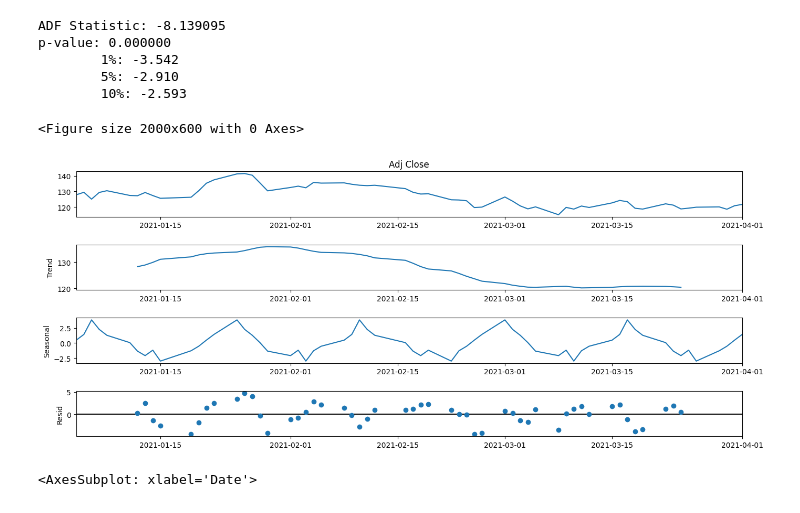
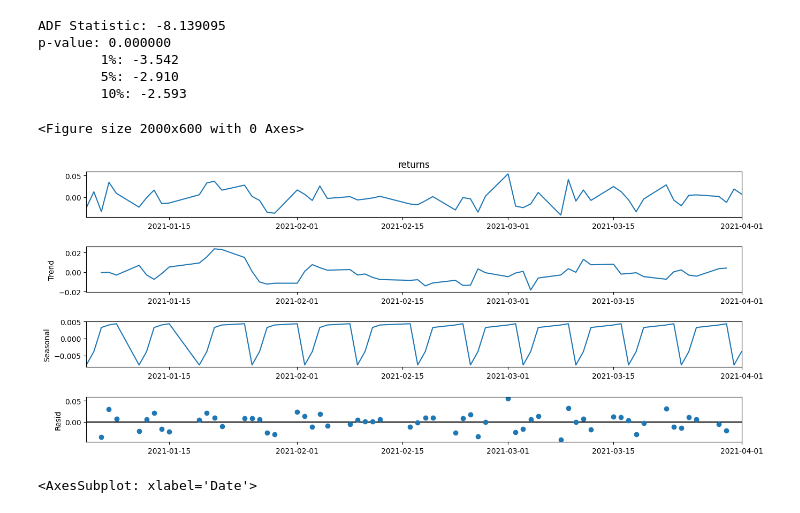
Before and after one commit to KLTsai/EMECS_tradingbot, a Jupyter notebook: emecs_trad_bot.ipynb, the cells around one changed output. Saved outputs shown, nothing was run; the diff lists cells and outputs as text; code cells hidden in the pictures.

```diff
--- a/emecs_trad_bot.ipynb
+++ b/emecs_trad_bot.ipynb
@@ -72,13 +72,13 @@ p-value: 0.000000
         5%: -2.910
         10%: -2.593
 # %%
-decomp_result = seasonal_decompose(df['Adj Close'], period=12)
+decomp_result = seasonal_decompose(df['returns'], period=5)
 plt.figure(figsize=(20,6))
 decomp_result.plot().set_size_inches(16,6)
 plt.show()
 # %% [output]
 <Figure size 2000x600 with 0 Axes>
-[figure, old version]
+[figure, new version]
 # %%
 df['returns'].plot(figsize=(15,8))
 # %% [output]
```
Also changed, not shown: parts of 13 cells of this notebook.
